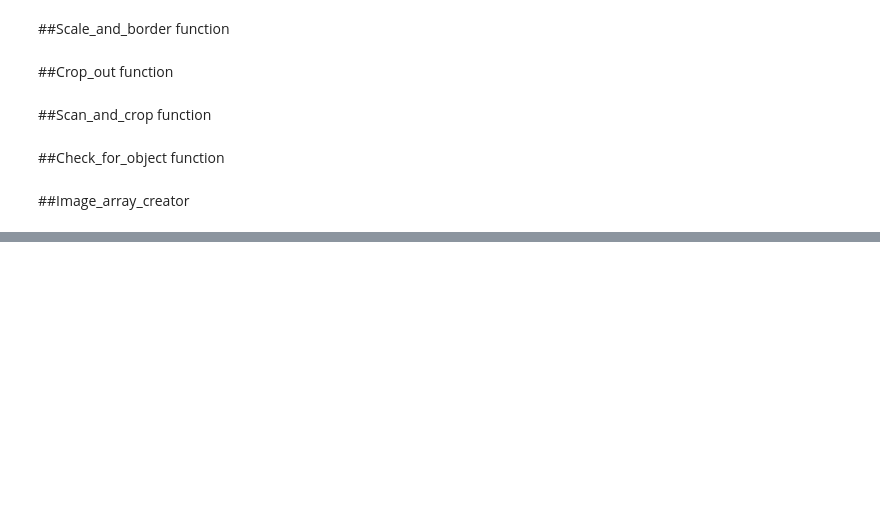
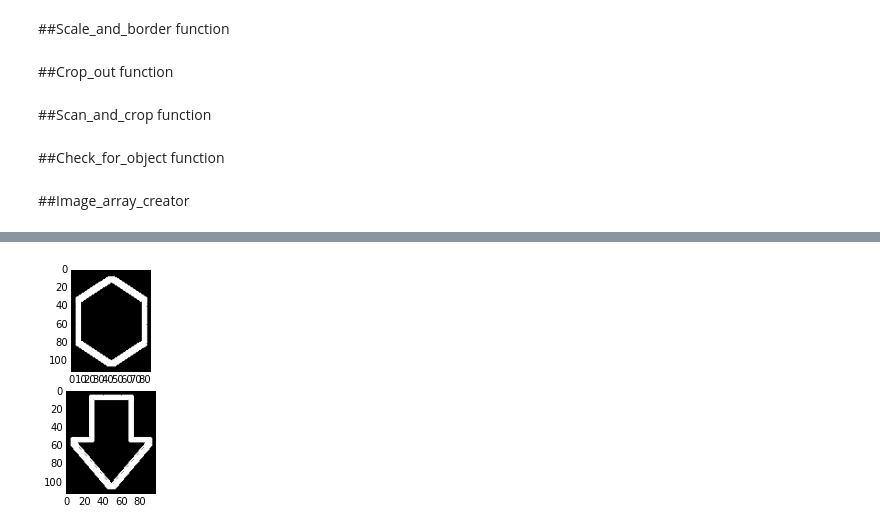
Before and after one commit to dhr9/HandwritingRecognition_using_ImageProcessing_and_NeuralNetworks_on_an_FPGA, a Jupyter notebook: Final_Year_Project/Image processing-mark3.ipynb, the cells around one changed output, grey strips where cells are left out. Cells and saved outputs as stored; diff of their text form; code cells hidden in the pictures; blank space fills up the shorter version.

```diff
--- a/Final_Year_Project/Image processing-mark3.ipynb
+++ b/Final_Year_Project/Image processing-mark3.ipynb
@@ -383,0 +368,4 @@ KeyboardInterrupt:
+# %%
+display([image_array[2],image_array[3]])
+# %% [output]
+[figure, added]
```
Also changed, not shown: parts of 4 cells of this notebook, 7 other files.
